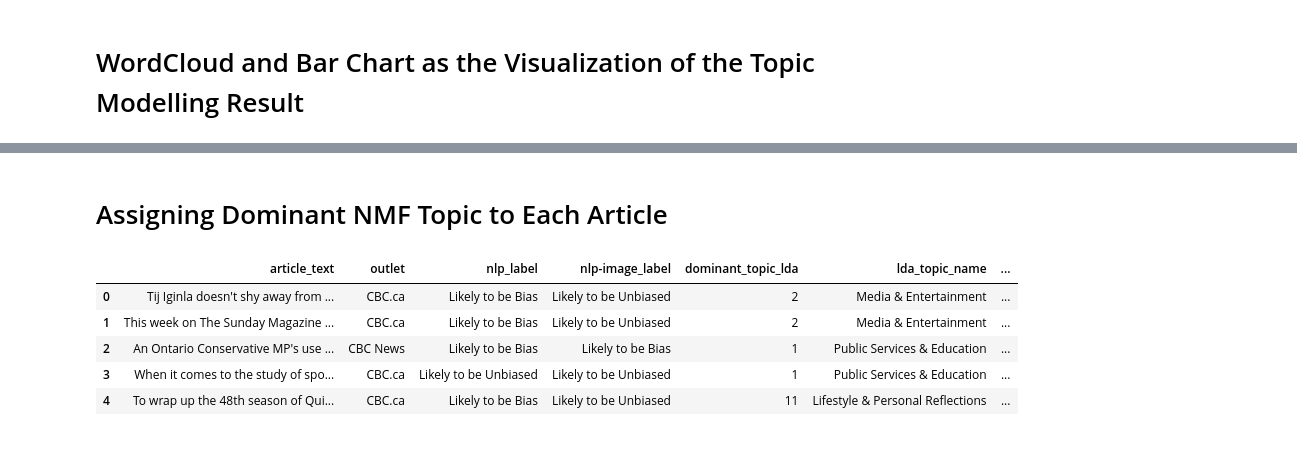
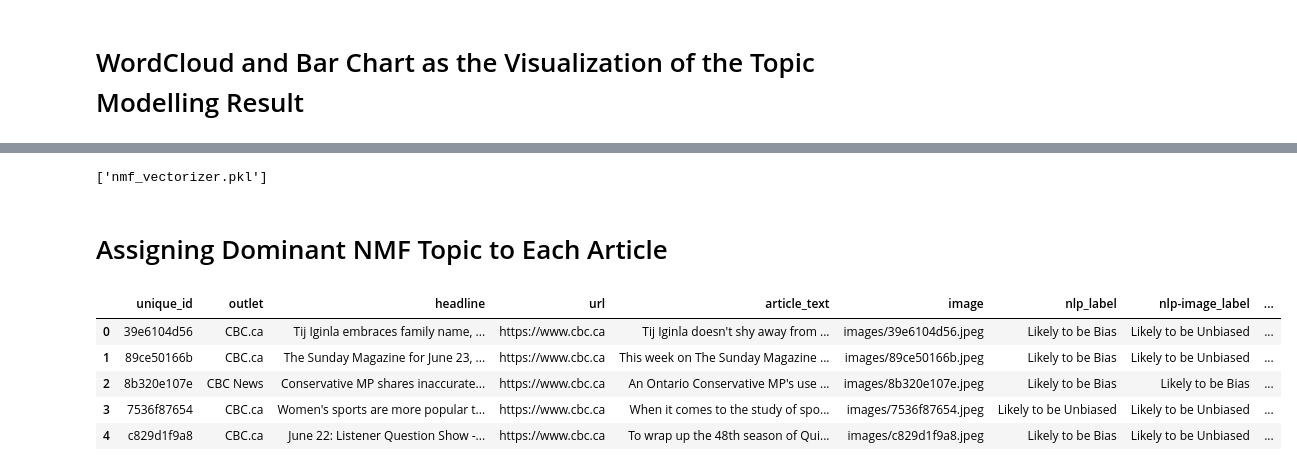
Before and after one commit to ziyouuu/news-bias-detection, a Jupyter notebook: TopicModelling/NMF_topicmodelling_content.ipynb, the cells around one changed output, grey strips where cells are left out. Saved outputs shown, nothing was run; the diff lists cells and outputs as text; code cells hidden in the pictures.

```diff
--- a/TopicModelling/NMF_topicmodelling_content.ipynb
+++ b/TopicModelling/NMF_topicmodelling_content.ipynb
@@ -215,3 +241,9 @@ Topic 7: people, like, say, state, know, new, government, party, right, day
+# %%
+import joblib
+joblib.dump(nmf, "nmf_model.pkl")
+joblib.dump(vectorizer, "nmf_vectorizer.pkl")
+# %% [output]
+['nmf_vectorizer.pkl']
 # %% [markdown]
 # Assigning Dominant NMF Topic to Each Article
 # %%
@@ -227,45 +259,48 @@ nmf_model = joblib.load("nmf_model.pkl")
 df = pd.read_csv("../datasets/news_dataset_content_cleaned.csv")
 df['content_words'] = df['content_words'].apply(eval)
 df['joined_content'] = df['content_words'].apply(lambda x: ' '.join(x))
 
 # Step 3: Transform with TF-IDF and predict topic distribution
 tfidf = tfidf_vectorizer.transform(df['joined_content'])
 topic_distributions_nmf = nmf_model.transform(tfidf)
 
 # Step 4: Assign dominant topic per sentence
 df["dominant_topic_nmf"] = topic_distributions_nmf.argmax(axis=1)
 
 # Step 5: Aggregate to article level (most frequent topic in an article)
 article_topic_nmf = df.groupby("article_text")["dominant_topic_nmf"].agg(lambda x: x.value_counts().idxmax()).reset_index()
 
 # Step 6: Load previous LDA article file and merge NMF results
-df_articles = pd.read_csv("../datasets/articles_with_dominant_topic_lda.csv")
+df_articles = pd.read_csv("../datasets/news_dataset.csv")
+df_articles['article_words'] = df_articles['article_text'].astype(str).str.lower().str.strip()
+
+# Merge the dominant topic information from article_topic_nmf
 df_articles = df_articles.merge(article_topic_nmf, on="article_text", how="left")
 
 # Step 7: Define NMF topic names (based on your attached wordcloud)
 nmf_topic_labels = {
-    0: "US Presidential Politics",
-    1: "Official Statements & Media",
-    2: "Technology & Privacy",
-    3: "Economy & Inflation",
-    4: "Election Alerts & Voting",
-    5: "Republican Campaign",
-    6: "Web Content & Crosswords",
+    0: "US Democratic Politics",
+    1: "Technology & Digital Services",
+    2: "Business & Consumer Trends",
+    3: "User Preferences & Advertising",
+    4: "News Access & Media Platforms",
+    5: "US Republican Politics",
+    6: "Israel Gaza Conflict",
     7: "State Politics & Society"
 }
 
 # Step 8: Add human-readable NMF topic name
 df_articles["nmf_topic_name"] = df_articles["dominant_topic_nmf"].map(nmf_topic_labels)
 
 # Step 9: Save final dataset
-df_articles.to_csv("../datasets/articles_with_dominant_topic_lda_and_nmf.csv", index=False)
+df_articles.to_csv("../datasets/articles_with_dominant_topic_nmf.csv", index=False)
 
 # Step 10: Preview
 df_articles.head()
 # %% [output]
-|  | article_text | outlet | nlp_label | nlp-image_label | dominant_topic_lda | lda_topic_name | ... |
-| 0 | Tij Iginla doesn't shy away from ... | CBC.ca | Likely to be Bias | Likely to be Unbiased | 2 | Media & Entertainment | ... |
-| 1 | This week on The Sunday Magazine ... | CBC.ca | Likely to be Bias | Likely to be Unbiased | 2 | Media & Entertainment | ... |
-| 2 | An Ontario Conservative MP's use ... | CBC News | Likely to be Bias | Likely to be Bias | 1 | Public Services & Education | ... |
-| 3 | When it comes to the study of spo... | CBC.ca | Likely to be Unbiased | Likely to be Unbiased | 1 | Public Services & Education | ... |
-| 4 | To wrap up the 48th season of Qui... | CBC.ca | Likely to be Bias | Likely to be Unbiased | 11 | Lifestyle & Personal Reflections | ... |
+|  | unique_id | outlet | headline | url | article_text | image | nlp_label | nlp-image_label | ... |
+| 0 | 39e6104d56 | CBC.ca | Tij Iginla embraces family name, ... | https://www.cbc.ca | Tij Iginla doesn't shy away from ... | images/39e6104d56.jpeg | Likely to be Bias | Likely to be Unbiased | ... |
+| 1 | 89ce50166b | CBC.ca | The Sunday Magazine for June 23, ... | https://www.cbc.ca | This week on The Sunday Magazine ... | images/89ce50166b.jpeg | Likely to be Bias | Likely to be Unbiased | ... |
+| 2 | 8b320e107e | CBC News | Conservative MP shares inaccurate... | https://www.cbc.ca | An Ontario Conservative MP's use ... | images/8b320e107e.jpeg | Likely to be Bias | Likely to be Bias | ... |
+| 3 | 7536f87654 | CBC.ca | Women's sports are more popular t... | https://www.cbc.ca | When it comes to the study of spo... | images/7536f87654.jpeg | Likely to be Unbiased | Likely to be Unbiased | ... |
+| 4 | c829d1f9a8 | CBC.ca | June 22: Listener Question Show -... | https://www.cbc.ca | To wrap up the 48th season of Qui... | images/c829d1f9a8.jpeg | Likely to be Bias | Likely to be Unbiased | ... |
```
Also changed, not shown: parts of 6 cells of this notebook.
